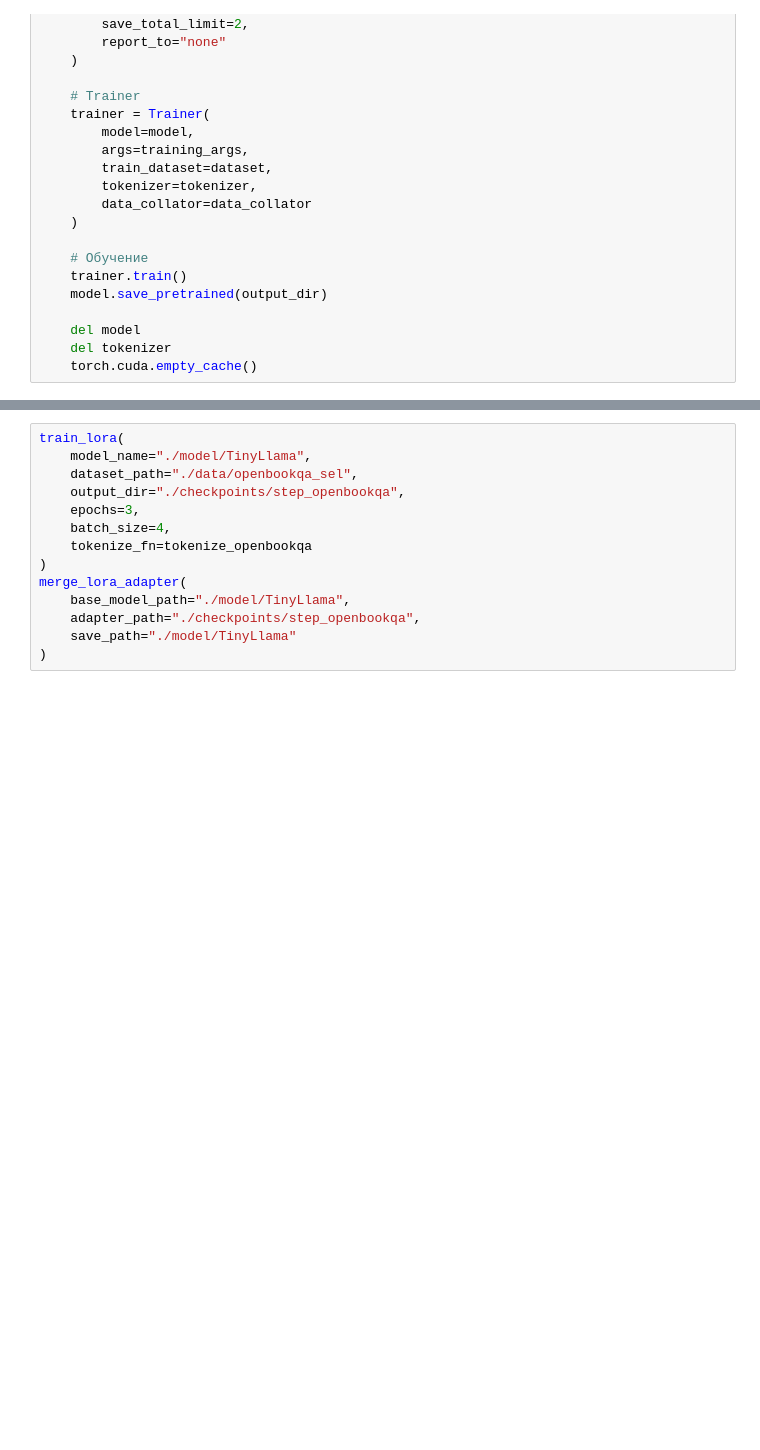
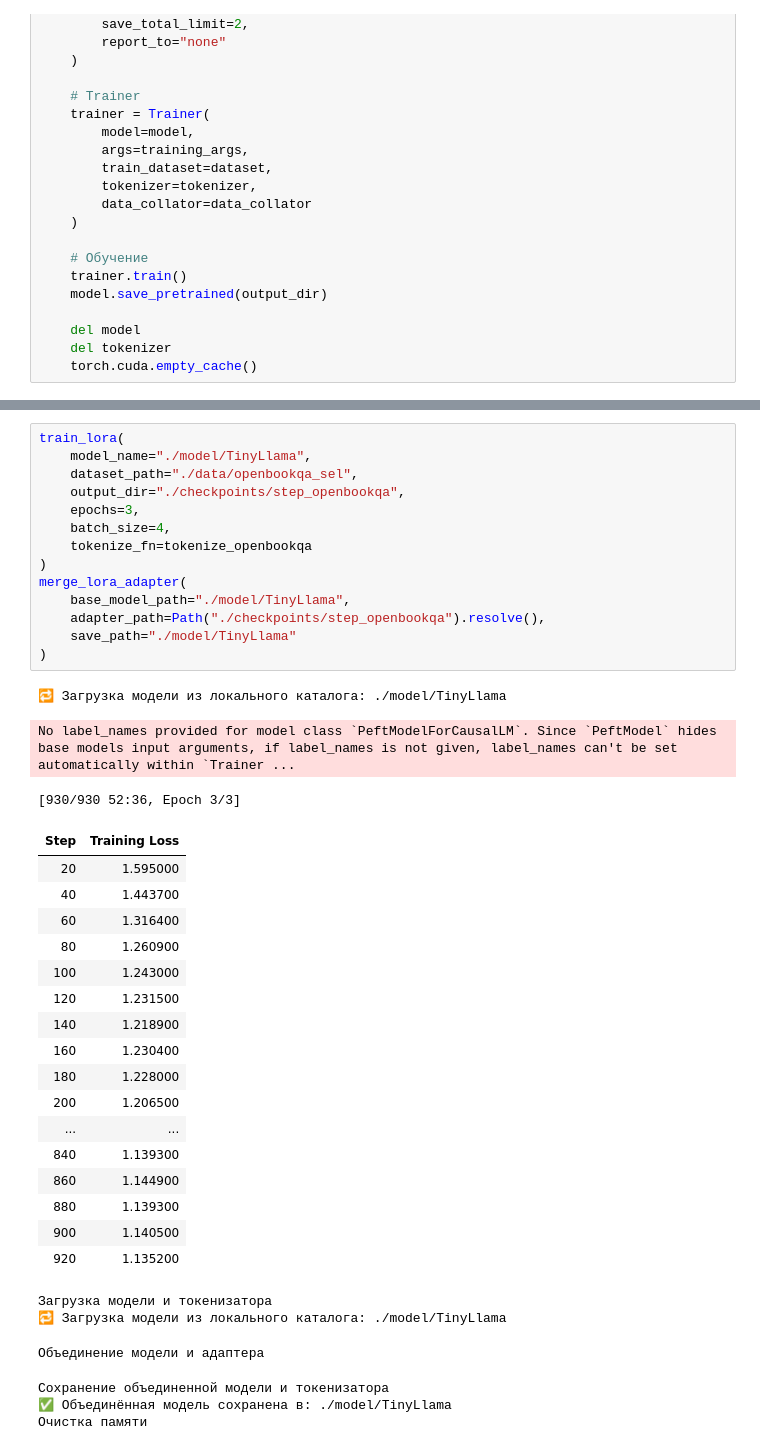
Before and after one commit to Mister-0-Zero/fine_tuning_model_for_AI_bot, a Jupyter notebook: post_training_model.ipynb, the cells around one changed output, grey strips where cells are left out. Drawn from its saved outputs; the diff is of its cells as text; blank space fills up the shorter version.

```diff
--- a/post_training_model.ipynb
+++ b/post_training_model.ipynb
@@ -386,14 +483,41 @@ merge_lora_adapter(
 # %%
 train_lora(
     model_name="./model/TinyLlama",
     dataset_path="./data/openbookqa_sel",
     output_dir="./checkpoints/step_openbookqa",
     epochs=3,
     batch_size=4,
     tokenize_fn=tokenize_openbookqa
 )
 merge_lora_adapter(
     base_model_path="./model/TinyLlama",
-    adapter_path="./checkpoints/step_openbookqa",
+    adapter_path=Path("./checkpoints/step_openbookqa").resolve(),
     save_path="./model/TinyLlama"
 )
+# %% [output]
+🔁 Загрузка модели из локального каталога: ./model/TinyLlama
+No label_names provided for model class `PeftModelForCausalLM`. Since `PeftModel` hides base models input arguments, if label_names is not given, label_names can't be set automatically within `Trainer ...
+[930/930 52:36, Epoch 3/3]
+| Step | Training Loss |
+| 20 | 1.595000 |
+| 40 | 1.443700 |
+| 60 | 1.316400 |
+| 80 | 1.260900 |
+| 100 | 1.243000 |
+| 120 | 1.231500 |
+| 140 | 1.218900 |
+| 160 | 1.230400 |
+| 180 | 1.228000 |
+| 200 | 1.206500 |
+| ... | ... |
+| 840 | 1.139300 |
+| 860 | 1.144900 |
+| 880 | 1.139300 |
+| 900 | 1.140500 |
+| 920 | 1.135200 |
+Загрузка модели и токенизатора
+🔁 Загрузка модели из локального каталога: ./model/TinyLlama
+Объединение модели и адаптера
+Сохранение объединенной модели и токенизатора
+✅ Объединённая модель сохранена в: ./model/TinyLlama
+Очистка памяти
```
Also changed, not shown: parts of 7 cells of this notebook.
